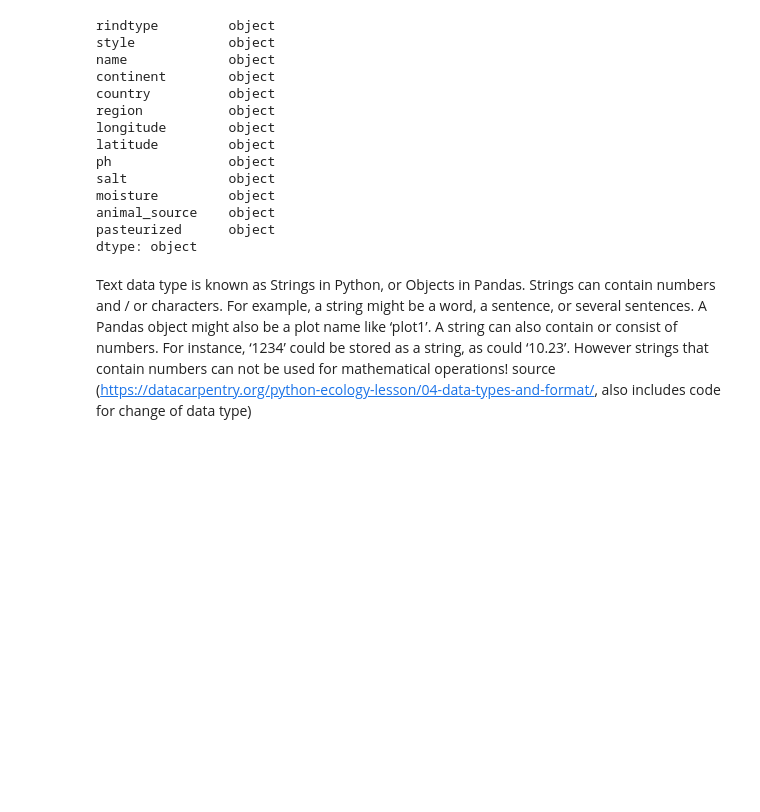
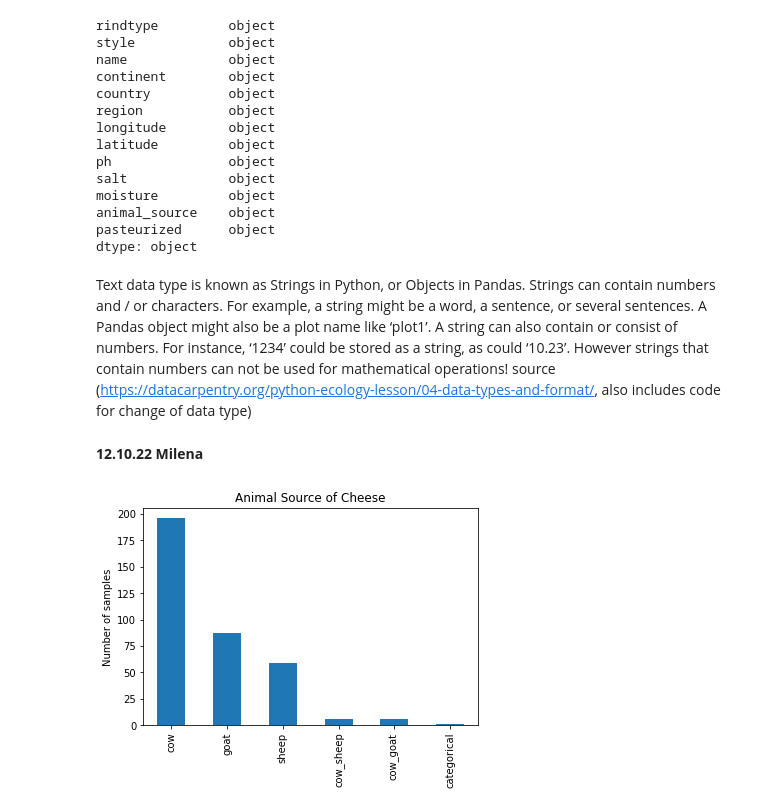
Before and after one commit to besutter1/Cheez-Eyez, a Jupyter notebook: metadata.ipynb, the cells around one changed output. Drawn from its saved outputs; the diff is of its cells as text; code cells hidden in the pictures; blank space fills up the shorter version.

```diff
--- a/metadata.ipynb
+++ b/metadata.ipynb
@@ -57,3 +57,5 @@ pasteurized      object
 dtype: object
 # %% [markdown]
 Text data type is known as Strings in Python, or Objects in Pandas. Strings can contain numbers and / or characters. For example, a string might be a word, a sentence, or several sentences. A Pandas object might also be a plot name like ‘plot1’. A string can also contain or consist of numbers. For instance, ‘1234’ could be stored as a string, as could ‘10.23’. However strings that contain numbers can not be used for mathematical operations! source (https://datacarpentry.org/python-ecology-lesson/04-data-types-and-format/, also includes code for change of data type)
+# %% [markdown]
+**12.10.22 Milena**
@@ -59,0 +66,7 @@ Text data type is known as Strings in Python, or Objects in Pandas. Strings can
+# %%
+df_metadata['animal_source'].value_counts().plot(kind='bar')
+plt.ylabel('Number of samples')
+plt.title('Animal Source of Cheese')
+plt.show()
+# %% [output]
+[figure, added]
```
Also changed, not shown: parts of 2 cells of this notebook.
